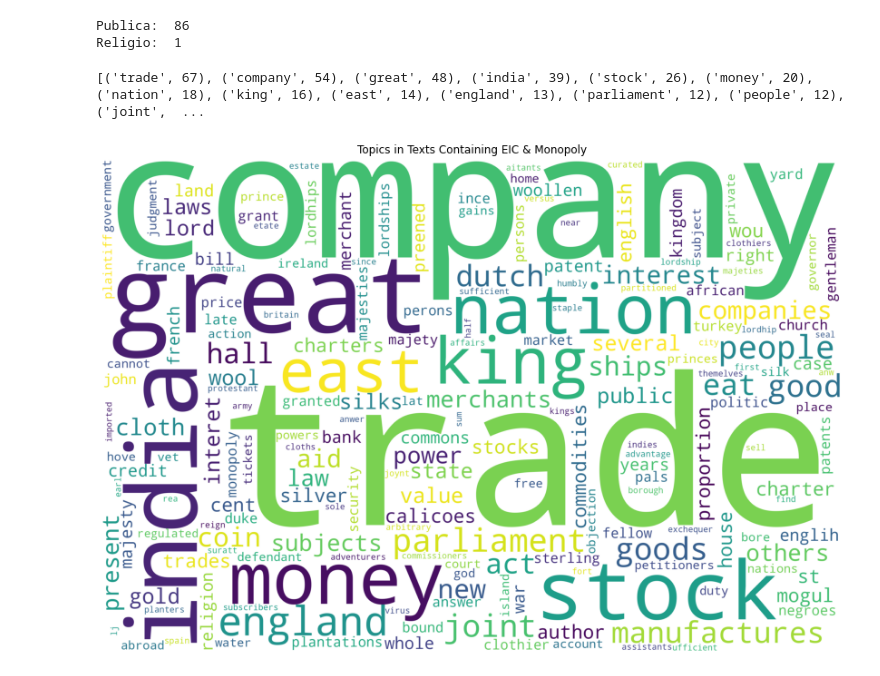
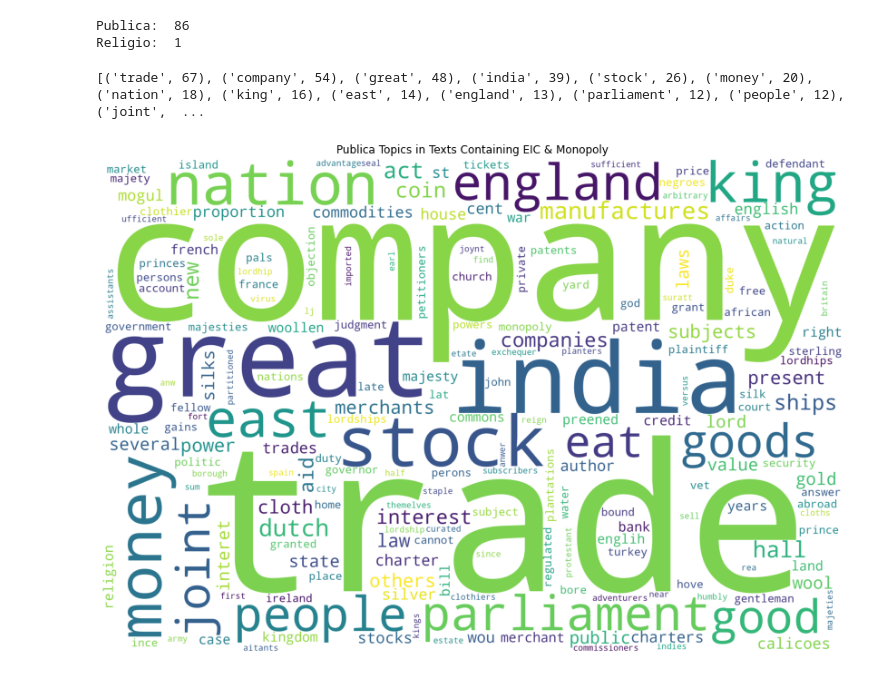
Before and after one commit to hsmith221/ECBC-21-22, a Jupyter notebook: Topic_Modeling/topics.ipynb, the cells around one changed output. Drawn from its saved outputs; the diff is of its cells as text; code cells hidden in the pictures.

Commit message:
finish topic modeling + topic clouds

```diff
--- a/Topic_Modeling/topics.ipynb
+++ b/Topic_Modeling/topics.ipynb
@@ -171,7 +171,7 @@ from wordcloud import WordCloud, ImageColorGenerator
 import matplotlib.pyplot as plt
 from collections import Counter
 
-def topicCloud(folder,f_name):
+def topicCloud(folder,f_name,title):
     txtFile = directory+'topic model/'+folder+'/'+f_name
     w = open(txtFile,'r')
     words = []
@@ -190,10 +190,10 @@ def topicCloud(folder,f_name):
     plt.figure(figsize=(20,10))
     plt.imshow(word_cloud)
     plt.axis("off")
-    plt.title("Topics in Texts Containing EIC & Monopoly")
+    plt.title(title)
     plt.show()
 # %%
-topicCloud('publica','eic_monopoly.txt')
+topicCloud('publica','eic_monopoly.txt','Publica Topics in Texts Containing EIC & Monopoly')
 # %% [output]
 [('trade', 67), ('company', 54), ('great', 48), ('india', 39), ('stock', 26), ('money', 20), ('nation', 18), ('king', 16), ('east', 14), ('england', 13), ('parliament', 12), ('people', 12), ('joint',  ...
-[figure, old version]
+[figure, new version]
```
Also changed, not shown: parts of 3 cells of this notebook, 6 other files.
